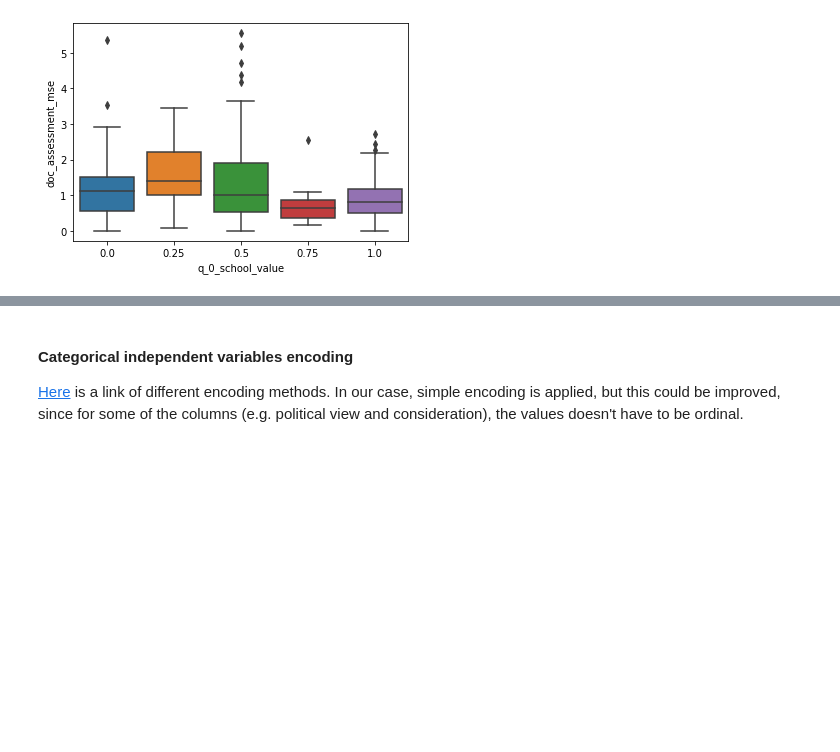
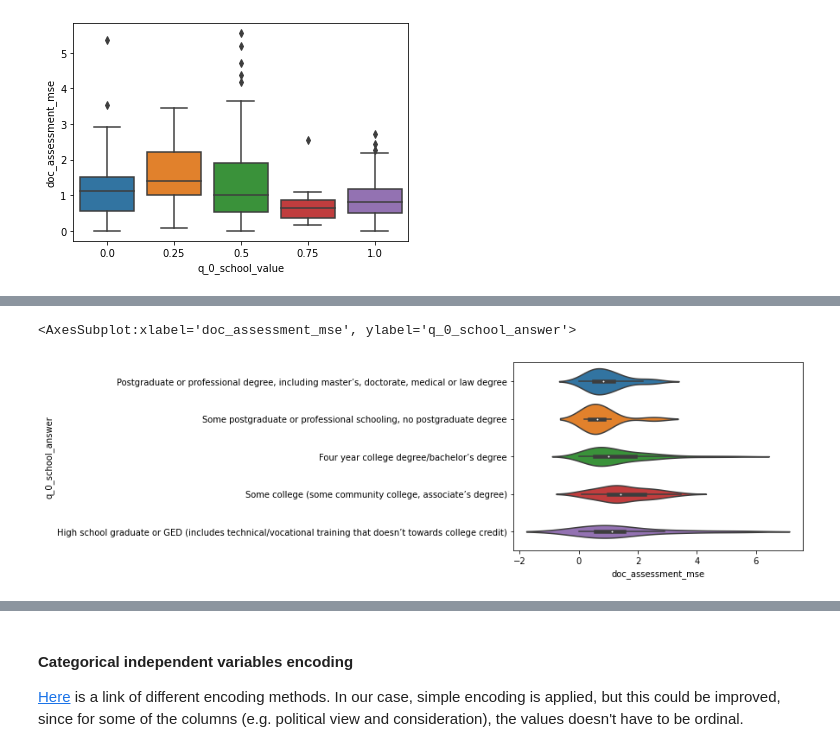
Before and after one commit to EyeofBeholder-NLeSC/play-around-sample-set, a Jupyter notebook: notebooks/IPM_worker_reliability.ipynb, the cells around one changed output, grey strips where cells are left out. Saved outputs shown, nothing was run; the diff lists cells and outputs as text; code cells hidden in the pictures; blank space fills up the shorter version.

```diff
--- a/notebooks/IPM_worker_reliability.ipynb
+++ b/notebooks/IPM_worker_reliability.ipynb
@@ -114,0 +143,5 @@ sns.boxplot(x="q_0_school_value", y="doc_assessment_mse", data=worker_data)
+# %%
+sns.violinplot(y="q_0_school_answer", x="doc_assessment_mse", data=worker_data.sort_values(by="q_0_school_value", ascending=False))
+# %% [output]
+<AxesSubplot:xlabel='doc_assessment_mse', ylabel='q_0_school_answer'>
+[figure, added]
```
Also changed, not shown: parts of 12 cells of this notebook.
